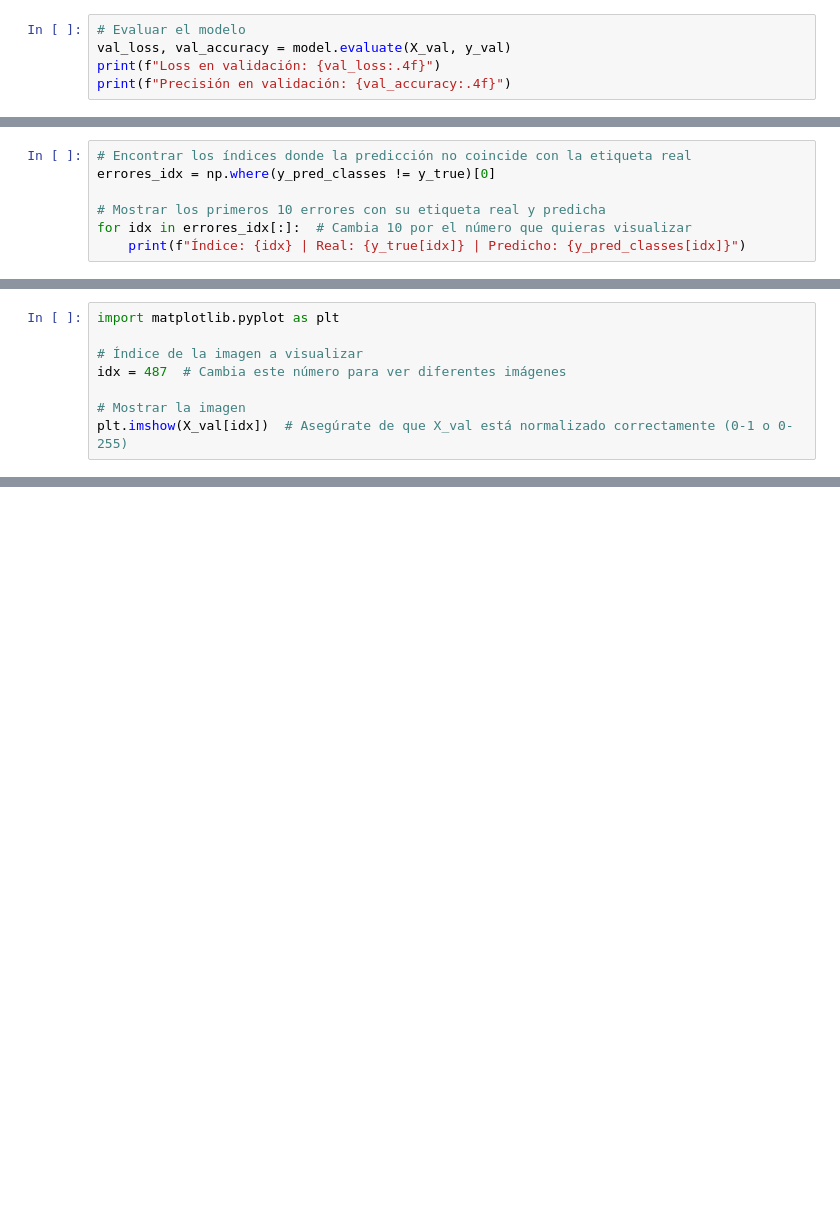
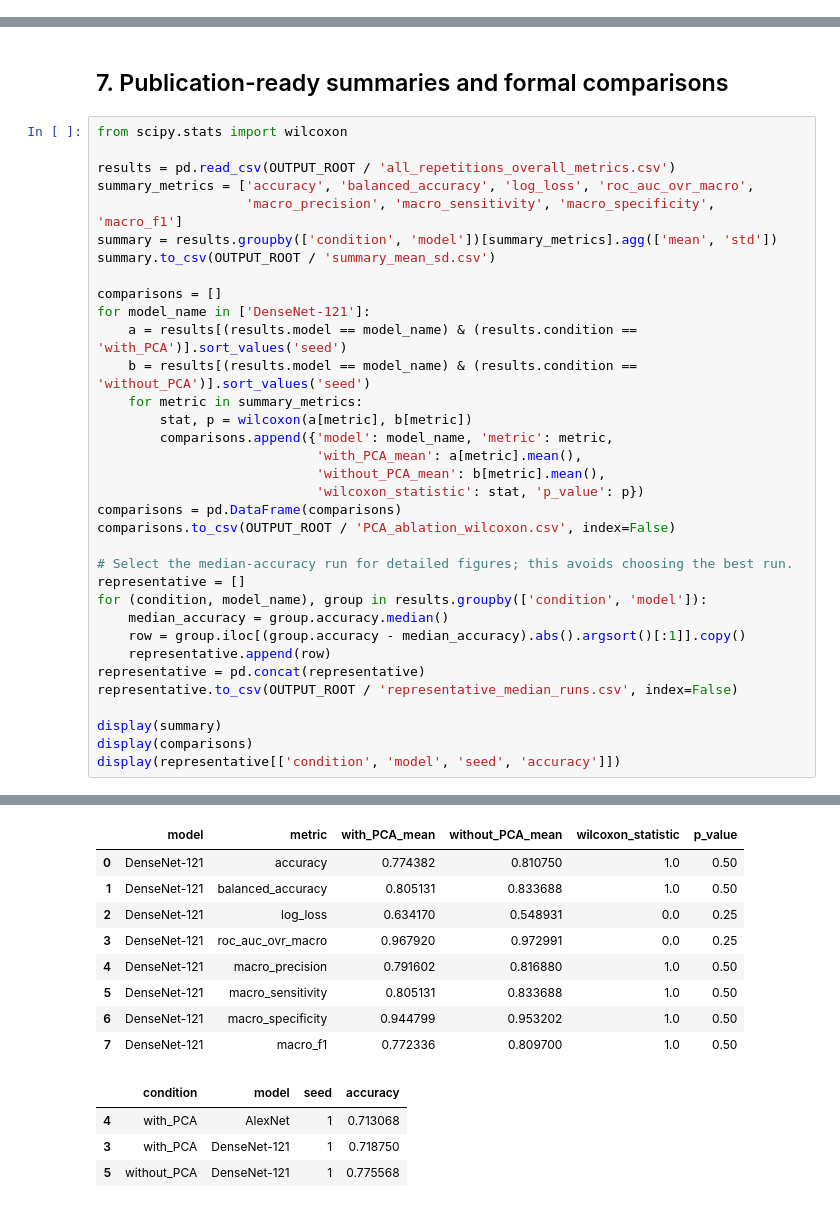
Before and after one commit to carlosAcun/Gorlin, a Jupyter notebook: Clasificación_A_D_K_O_D.ipynb, the cells around one changed output, grey strips where cells are left out. Drawn from its saved outputs; the diff is of its cells as text; blank space fills up the shorter version.

```diff
--- a/Clasificación_A_D_K_O_D.ipynb
+++ b/Clasificación_A_D_K_O_D.ipynb
@@ -217,5 +0,0 @@ WARNING:absl:You are saving your model as an HDF5 file via `model.save()` or `ke
-# %%
-# Evaluar el modelo
-val_loss, val_accuracy = model.evaluate(X_val, y_val)
-print(f"Loss en validación: {val_loss:.4f}")
-print(f"Precisión en validación: {val_accuracy:.4f}")
@@ -244,7 +0,0 @@ plt.show()
-# %%
-# Encontrar los índices donde la predicción no coincide con la etiqueta real
-errores_idx = np.where(y_pred_classes != y_true)[0]
-
-# Mostrar los primeros 10 errores con su etiqueta real y predicha
-for idx in errores_idx[:]:  # Cambia 10 por el número que quieras visualizar
-    print(f"Índice: {idx} | Real: {y_true[idx]} | Predicho: {y_pred_classes[idx]}")
@@ -269,8 +0,0 @@ for idx in errores_idx[:]:  # Cambia 10 por el número que quieras visualizar
-# %%
-import matplotlib.pyplot as plt
-
-# Índice de la imagen a visualizar
-idx = 487  # Cambia este número para ver diferentes imágenes
-
-# Mostrar la imagen
-plt.imshow(X_val[idx])  # Asegúrate de que X_val está normalizado correctamente (0-1 o 0-255)
@@ -279,0 +447,37 @@ plt.imshow(X_val[idx])  # Asegúrate de que X_val está normalizado correctament
+# %% [markdown]
+## 7. Publication-ready summaries and formal comparisons
+# %%
+from scipy.stats import wilcoxon
+
+results = pd.read_csv(OUTPUT_ROOT / 'all_repetitions_overall_metrics.csv')
+summary_metrics = ['accuracy', 'balanced_accuracy', 'log_loss', 'roc_auc_ovr_macro',
+                   'macro_precision', 'macro_sensitivity', 'macro_specificity', 'macro_f1']
+summary = results.groupby(['condition', 'model'])[summary_metrics].agg(['mean', 'std'])
+summary.to_csv(OUTPUT_ROOT / 'summary_mean_sd.csv')
+
+comparisons = []
+for model_name in ['DenseNet-121']:
+    a = results[(results.model == model_name) & (results.condition == 'with_PCA')].sort_values('seed')
+    b = results[(results.model == model_name) & (results.condition == 'without_PCA')].sort_values('seed')
+    for metric in summary_metrics:
+        stat, p = wilcoxon(a[metric], b[metric])
+        comparisons.append({'model': model_name, 'metric': metric,
+                            'with_PCA_mean': a[metric].mean(),
+                            'without_PCA_mean': b[metric].mean(),
+                            'wilcoxon_statistic': stat, 'p_value': p})
+comparisons = pd.DataFrame(comparisons)
+comparisons.to_csv(OUTPUT_ROOT / 'PCA_ablation_wilcoxon.csv', index=False)
+
+# Select the median-accuracy run for detailed figures; this avoids choosing the best run.
+representative = []
+for (condition, model_name), group in results.groupby(['condition', 'model']):
+    median_accuracy = group.accuracy.median()
+    row = group.iloc[(group.accuracy - median_accuracy).abs().argsort()[:1]].copy()
+    representative.append(row)
+representative = pd.concat(representative)
+representative.to_csv(OUTPUT_ROOT / 'representative_median_runs.csv', index=False)
+
+display(summary)
+display(comparisons)
+display(representative[['condition', 'model', 'seed', 'accuracy']])
+# %% [output]
@@ -279,0 +490,13 @@ plt.imshow(X_val[idx])  # Asegúrate de que X_val está normalizado correctament
+|  | model | metric | with_PCA_mean | without_PCA_mean | wilcoxon_statistic | p_value |
+| 0 | DenseNet-121 | accuracy | 0.774382 | 0.810750 | 1.0 | 0.50 |
+| 1 | DenseNet-121 | balanced_accuracy | 0.805131 | 0.833688 | 1.0 | 0.50 |
+| 2 | DenseNet-121 | log_loss | 0.634170 | 0.548931 | 0.0 | 0.25 |
+| 3 | DenseNet-121 | roc_auc_ovr_macro | 0.967920 | 0.972991 | 0.0 | 0.25 |
+| 4 | DenseNet-121 | macro_precision | 0.791602 | 0.816880 | 1.0 | 0.50 |
+| 5 | DenseNet-121 | macro_sensitivity | 0.805131 | 0.833688 | 1.0 | 0.50 |
+| 6 | DenseNet-121 | macro_specificity | 0.944799 | 0.953202 | 1.0 | 0.50 |
+| 7 | DenseNet-121 | macro_f1 | 0.772336 | 0.809700 | 1.0 | 0.50 |
+|  | condition | model | seed | accuracy |
+| 4 | with_PCA | AlexNet | 1 | 0.713068 |
+| 3 | with_PCA | DenseNet-121 | 1 | 0.718750 |
+| 5 | without_PCA | DenseNet-121 | 1 | 0.775568 |
```
Also changed, not shown: parts of 39 cells of this notebook.
